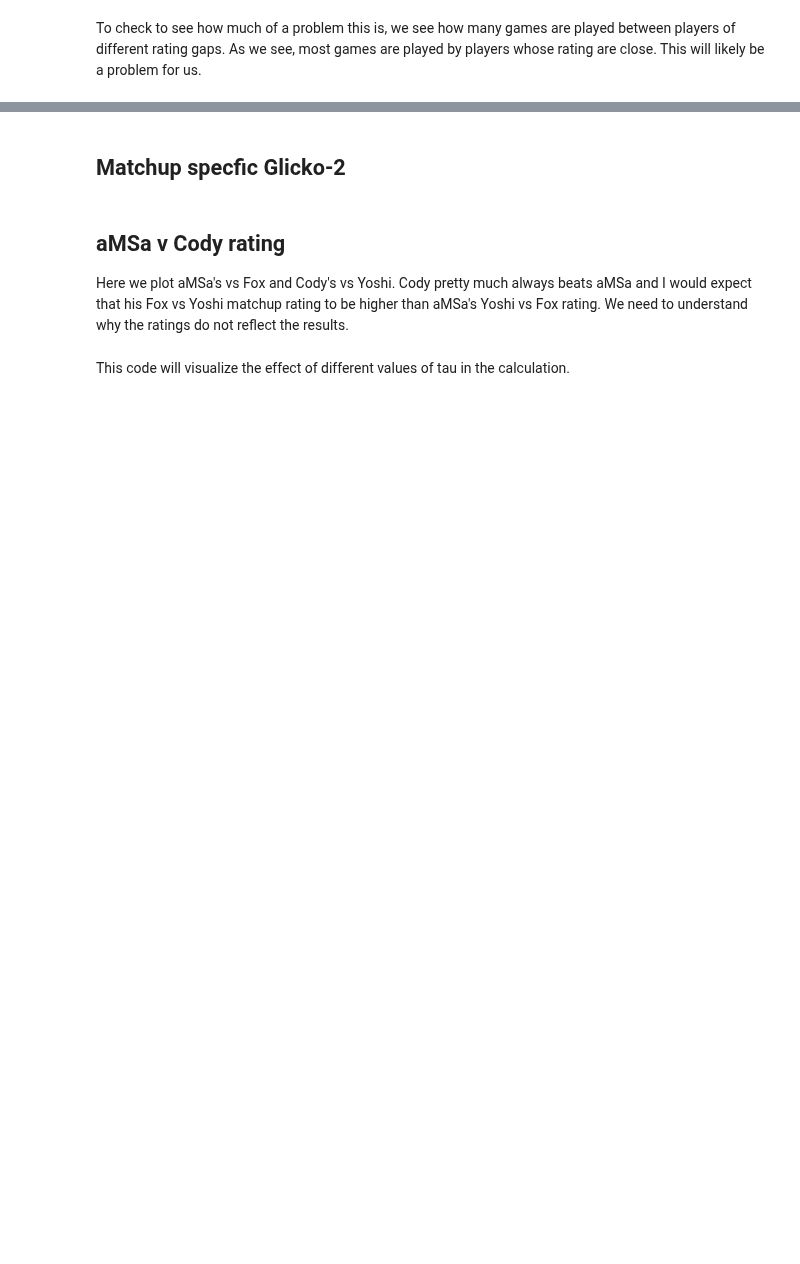
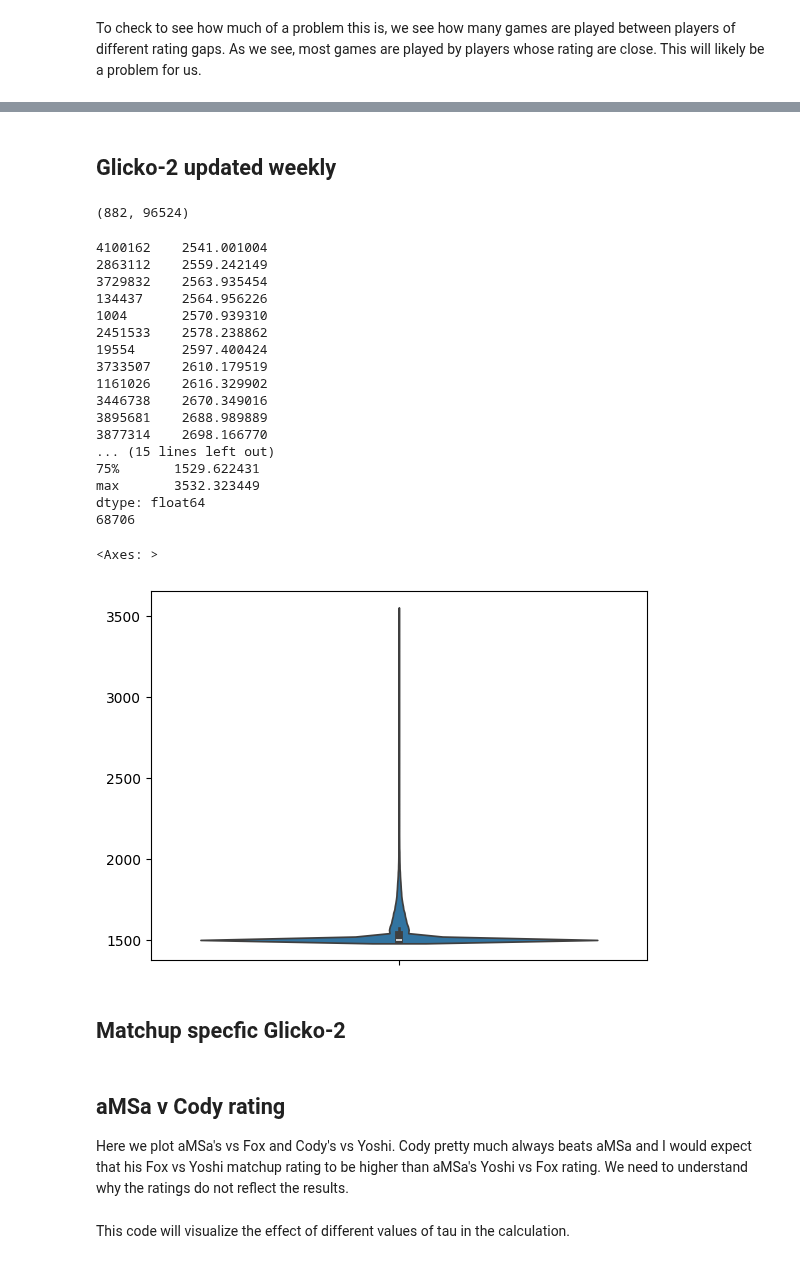
Before and after one commit to jjaw89/fall-2024-smash-melee-top-8-prediction, a Jupyter notebook: data_exploration/jaspar_data_exploration.ipynb, the cells around one changed output, grey strips where cells are left out. Saved outputs shown, nothing was run; the diff lists cells and outputs as text; code cells hidden in the pictures; blank space fills up the shorter version.

```diff
--- a/data_exploration/jaspar_data_exploration.ipynb
+++ b/data_exploration/jaspar_data_exploration.ipynb
@@ -613,3 +764,36 @@ plt.show()
+# %% [markdown]
+## Glicko-2 updated weekly
+# %%
+player_ratings_df = pd.read_pickle(data_path + 'overall_players_ranking_new_weekly.pkl')
+player_ratings_df.shape
+# %% [output]
+(882, 96524)
+# %%
+
+print(player_ratings_df.max().sort_values()[-20:])
+print(player_ratings_df.max().describe())
+print(sum(player_ratings_df.max() == 1500))
+sns.violinplot(player_ratings_df.max())
+# %% [output]
+4100162    2541.001004
+2863112    2559.242149
+3729832    2563.935454
+134437     2564.956226
+1004       2570.939310
+2451533    2578.238862
+19554      2597.400424
+3733507    2610.179519
+1161026    2616.329902
+3446738    2670.349016
+3895681    2688.989889
+3877314    2698.166770
+... (15 lines left out)
+75%       1529.622431
+max       3532.323449
+dtype: float64
+68706
+<Axes: >
+[figure, added]
 # %% [markdown]
 ## Matchup specfic Glicko-2 ##
 # %%
```
Also changed, not shown: parts of 19 cells of this notebook, 3 other files.
